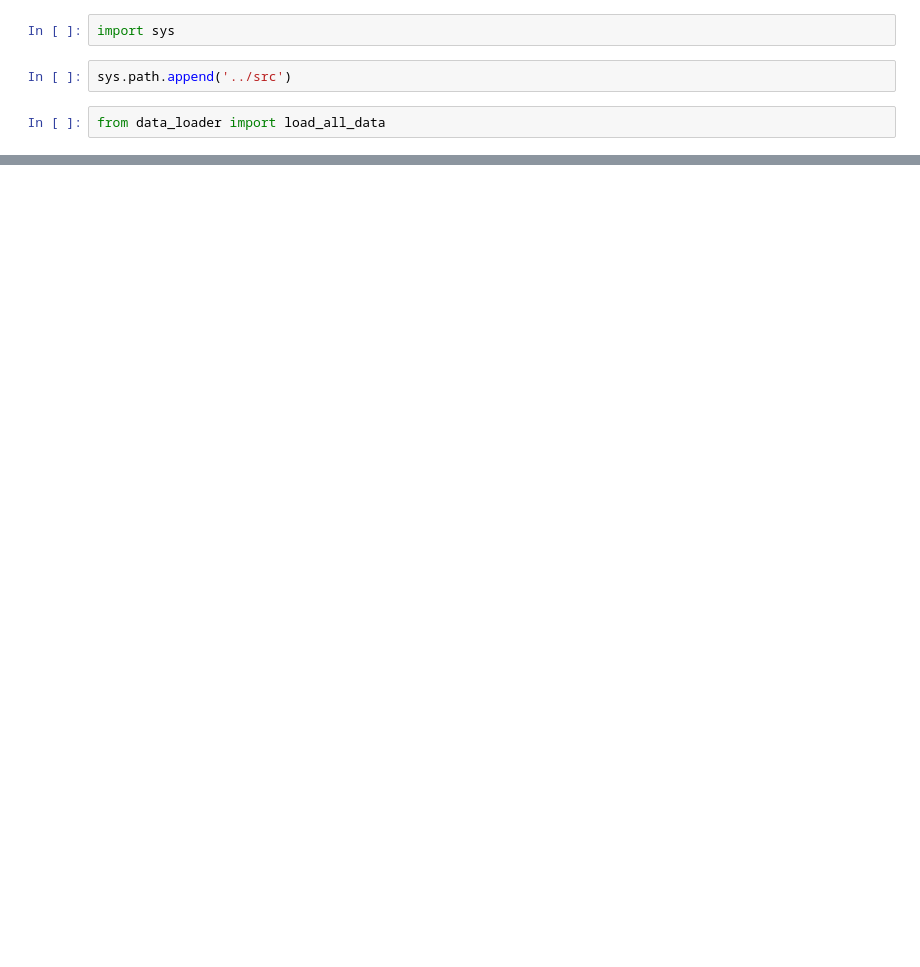
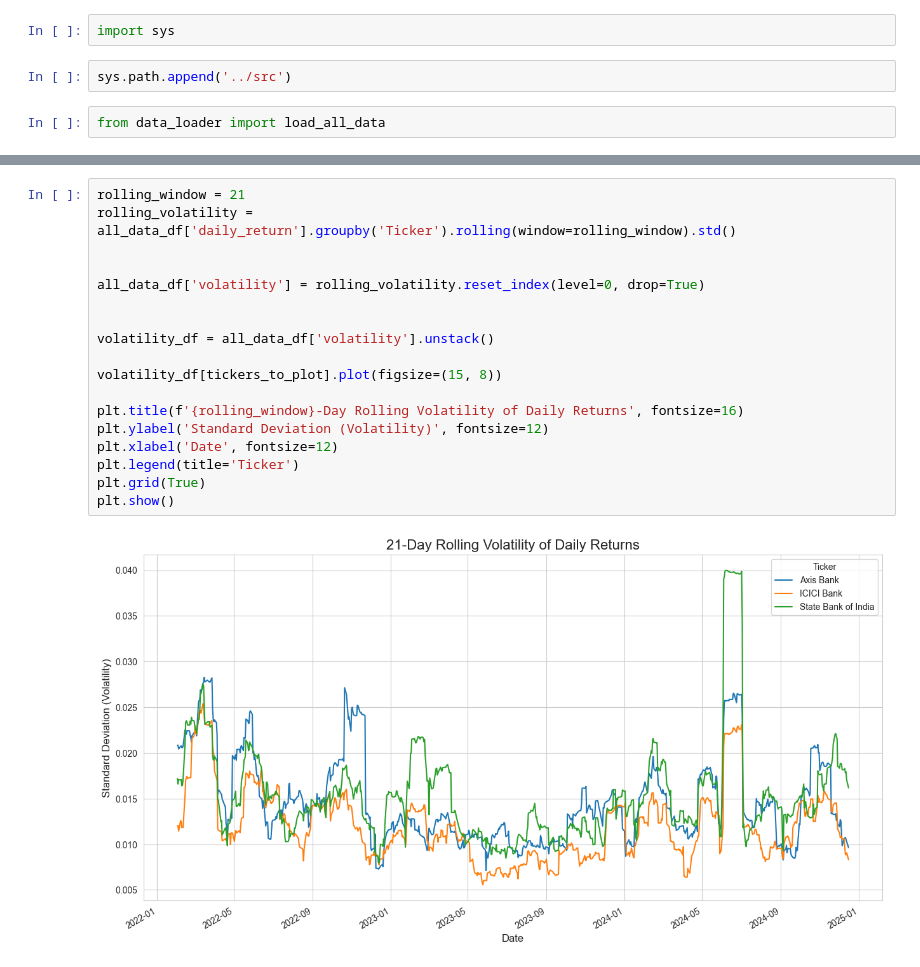
Before and after one commit to gitKrishh/StockSense, a Jupyter notebook: notebooks/01_data_exploration.ipynb, the cells around one changed output, grey strips where cells are left out. Saved outputs shown, nothing was run; the diff lists cells and outputs as text; blank space fills up the shorter version.

```diff
--- a/notebooks/01_data_exploration.ipynb
+++ b/notebooks/01_data_exploration.ipynb
@@ -33,0 +96,20 @@ No missing values found.
+# %%
+rolling_window = 21
+rolling_volatility = all_data_df['daily_return'].groupby('Ticker').rolling(window=rolling_window).std()
+
+
+all_data_df['volatility'] = rolling_volatility.reset_index(level=0, drop=True)
+
+
+volatility_df = all_data_df['volatility'].unstack()
+
+volatility_df[tickers_to_plot].plot(figsize=(15, 8))
+
+plt.title(f'{rolling_window}-Day Rolling Volatility of Daily Returns', fontsize=16)
+plt.ylabel('Standard Deviation (Volatility)', fontsize=12)
+plt.xlabel('Date', fontsize=12)
+plt.legend(title='Ticker')
+plt.grid(True)
+plt.show()
+# %% [output]
+[figure, added]
```
Also changed, not shown: parts of 11 cells of this notebook.
